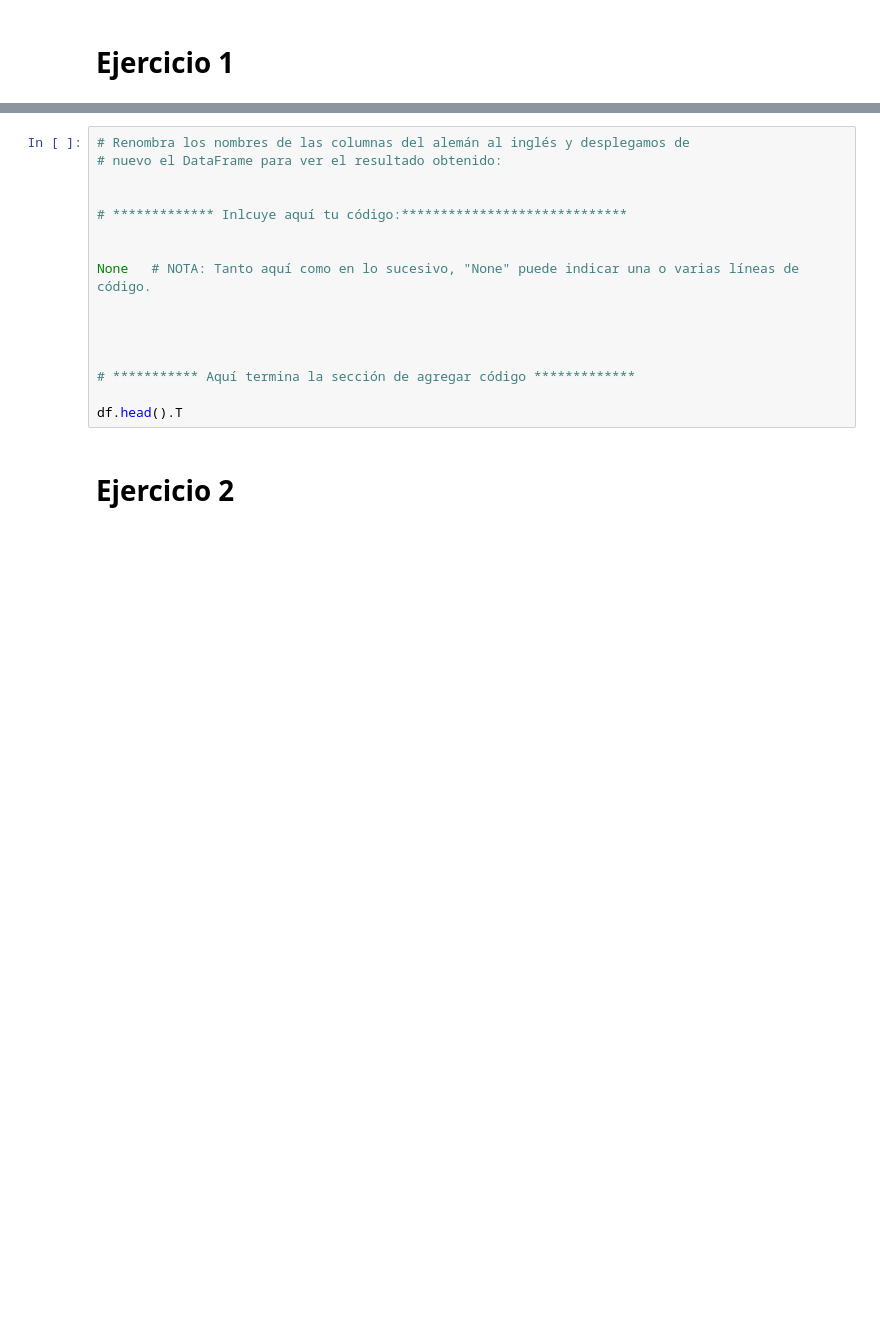
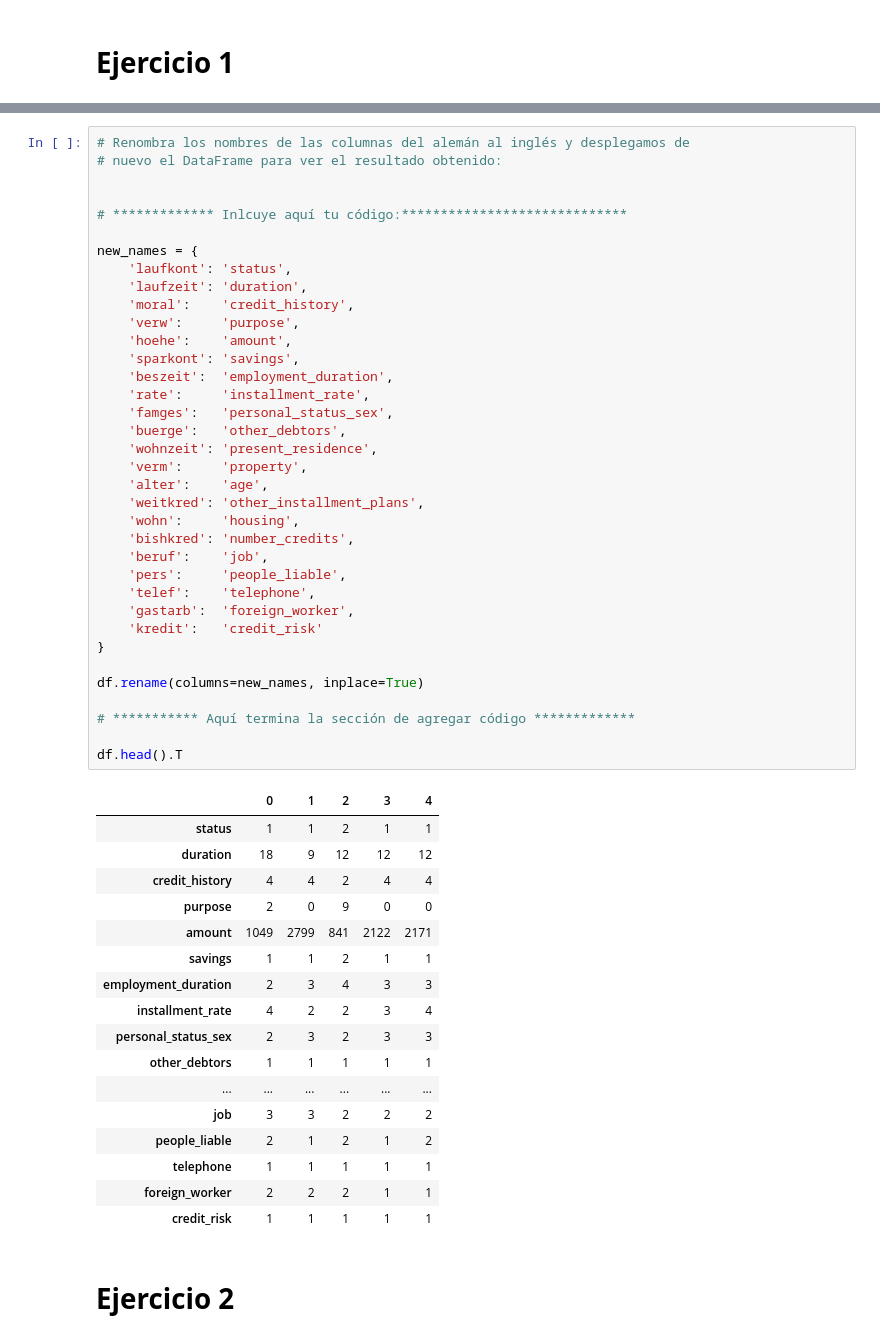
Before and after one commit to MRico98/IAyAA-semana-6-y-7-Actividad-instrucciones, a Jupyter notebook: MNA_IAyAA_semana_6_y_7_Actividad_2026.ipynb, the cells around one changed output, grey strips where cells are left out. Drawn from its saved outputs; the diff is of its cells as text; blank space fills up the shorter version.

```diff
--- a/MNA_IAyAA_semana_6_y_7_Actividad_2026.ipynb
+++ b/MNA_IAyAA_semana_6_y_7_Actividad_2026.ipynb
@@ -41,19 +48,57 @@ df.head(3)
 # %%
 # Renombra los nombres de las columnas del alemán al inglés y desplegamos de
 # nuevo el DataFrame para ver el resultado obtenido:
 
 
 # ************* Inlcuye aquí tu código:*****************************
 
+new_names = {
+    'laufkont': 'status',
+    'laufzeit': 'duration',
+    'moral':    'credit_history',
+    'verw':     'purpose',
+    'hoehe':    'amount',
+    'sparkont': 'savings',
+    'beszeit':  'employment_duration',
+    'rate':     'installment_rate',
+    'famges':   'personal_status_sex',
+    'buerge':   'other_debtors',
+    'wohnzeit': 'present_residence',
+    'verm':     'property',
+    'alter':    'age',
+    'weitkred': 'other_installment_plans',
+    'wohn':     'housing',
+    'bishkred': 'number_credits',
+    'beruf':    'job',
+    'pers':     'people_liable',
+    'telef':    'telephone',
+    'gastarb':  'foreign_worker',
+    'kredit':   'credit_risk'
+}
 
-None   # NOTA: Tanto aquí como en lo sucesivo, "None" puede indicar una o varias líneas de código.
-
-
-
+df.rename(columns=new_names, inplace=True)
 
 # *********** Aquí termina la sección de agregar código *************
 
 df.head().T
+# %% [output]
+|  | 0 | 1 | 2 | 3 | 4 |
+| status | 1 | 1 | 2 | 1 | 1 |
+| duration | 18 | 9 | 12 | 12 | 12 |
+| credit_history | 4 | 4 | 2 | 4 | 4 |
+| purpose | 2 | 0 | 9 | 0 | 0 |
+| amount | 1049 | 2799 | 841 | 2122 | 2171 |
+| savings | 1 | 1 | 2 | 1 | 1 |
+| employment_duration | 2 | 3 | 4 | 3 | 3 |
+| installment_rate | 4 | 2 | 2 | 3 | 4 |
+| personal_status_sex | 2 | 3 | 2 | 3 | 3 |
+| other_debtors | 1 | 1 | 1 | 1 | 1 |
+| ... | ... | ... | ... | ... | ... |
+| job | 3 | 3 | 2 | 2 | 2 |
+| people_liable | 2 | 1 | 2 | 1 | 2 |
+| telephone | 1 | 1 | 1 | 1 | 1 |
+| foreign_worker | 2 | 2 | 2 | 1 | 1 |
+| credit_risk | 1 | 1 | 1 | 1 | 1 |
 # %% [markdown]
 # **Ejercicio 2**
 # %%
```
Also changed, not shown: parts of 20 cells of this notebook.
